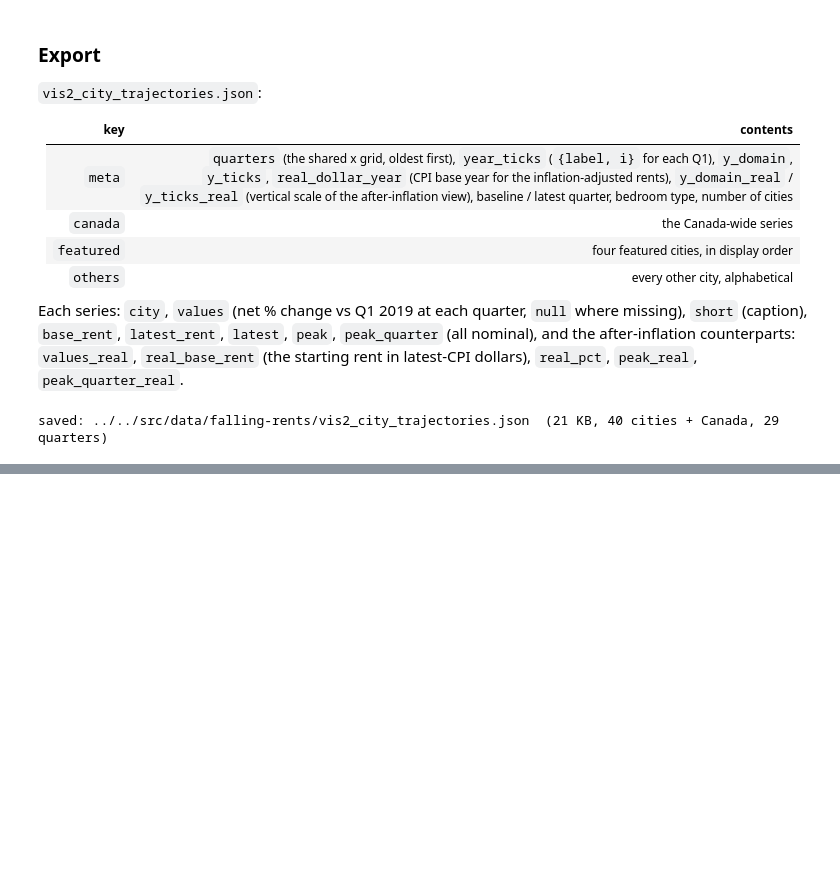
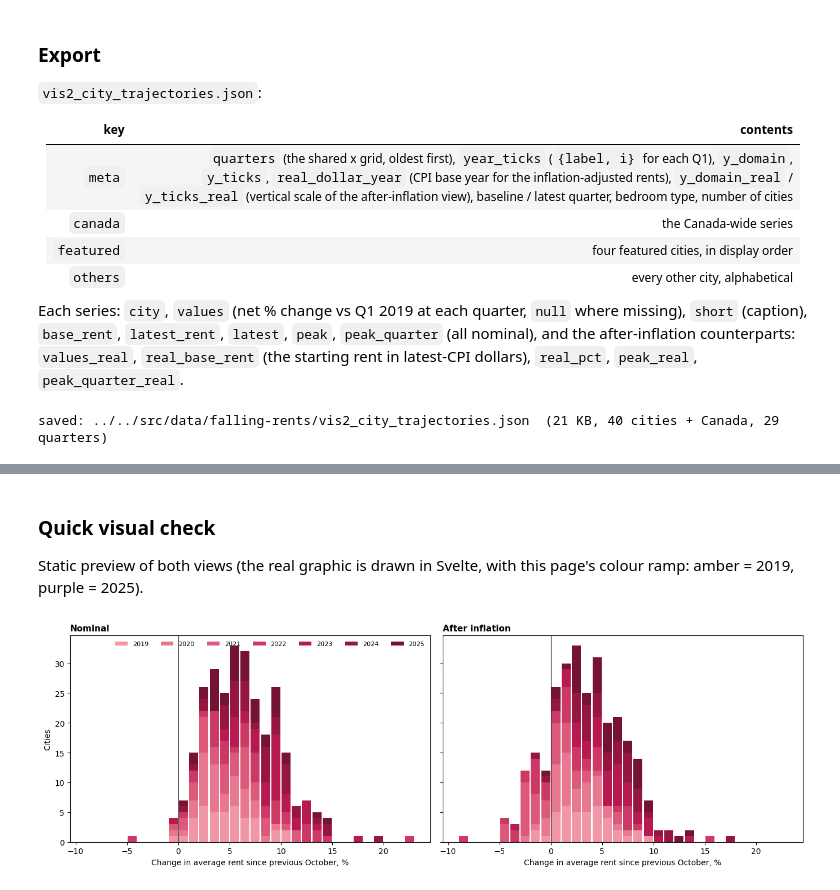
Before and after one commit to schoolofcities/renters, a Jupyter notebook: analysis/falling-rents/create_falling_rents_plotting_data.ipynb, the cells around one changed output, grey strips where cells are left out. Cells and saved outputs as stored; diff of their text form; code cells hidden in the pictures; blank space fills up the shorter version.

Commit message:
Add bar chart for CMHC

```diff
--- a/analysis/falling-rents/create_falling_rents_plotting_data.ipynb
+++ b/analysis/falling-rents/create_falling_rents_plotting_data.ipynb
@@ -787,0 +872,23 @@ saved: ../../src/data/falling-rents/vis2_city_trajectories.json  (21 KB, 40 citi
+# %% [markdown]
+### Quick visual check
+
+Static preview of both views (the real graphic is drawn in Svelte, with this page's colour ramp: amber = 2019, purple = 2025).
+# %%
+VIS3_RAMP = ['#e8a63d', '#f37800', '#e94f0f', '#ce3344', '#ad1f5b', '#861b65', '#5f1764']   # mirrors YEAR_COLORS in the Svelte chart
+
+fig, axes = plt.subplots(1, 2, figsize=(14, 4.6), sharey=True)
+for ax, (col, tbl) in zip(axes, [('nominal', nominal_bins), ('real', real_bins)]):
+    bottom = np.zeros(len(BIN_EDGES))
+    for yi, y in enumerate(VIS3_YEARS):
+        counts = np.array([len(b[yi]) for b in tbl])
+        ax.bar(np.array(BIN_EDGES) + BIN_WIDTH / 2, counts, bottom=bottom, width=BIN_WIDTH * 0.88, color=VIS3_RAMP[yi], label=str(y))
+        bottom += counts
+    ax.axvline(0, color='#333', lw=0.8)
+    ax.set_title({'nominal': 'Nominal', 'real': 'After inflation'}[col], loc='left', fontsize=11, fontweight='bold')
+    ax.set_xlabel('Change in average rent since previous October, %')
+axes[0].set_ylabel('Cities')
+axes[0].legend(ncol=7, frameon=False, fontsize=8, loc='upper right')
+plt.tight_layout()
+plt.show()
+# %% [output]
+[figure, added]
```
Also changed, not shown: parts of 4 cells of this notebook, 8 other files.
